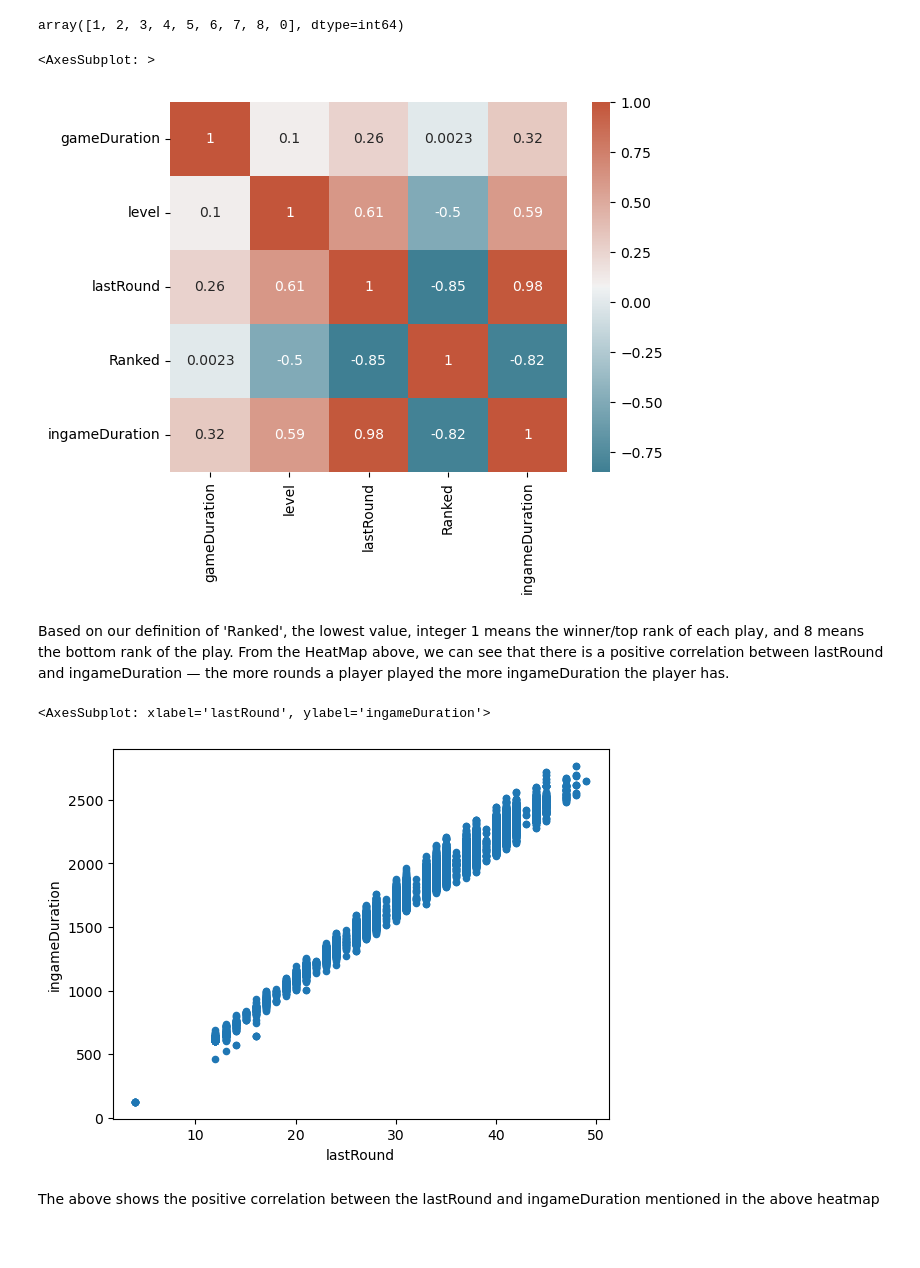
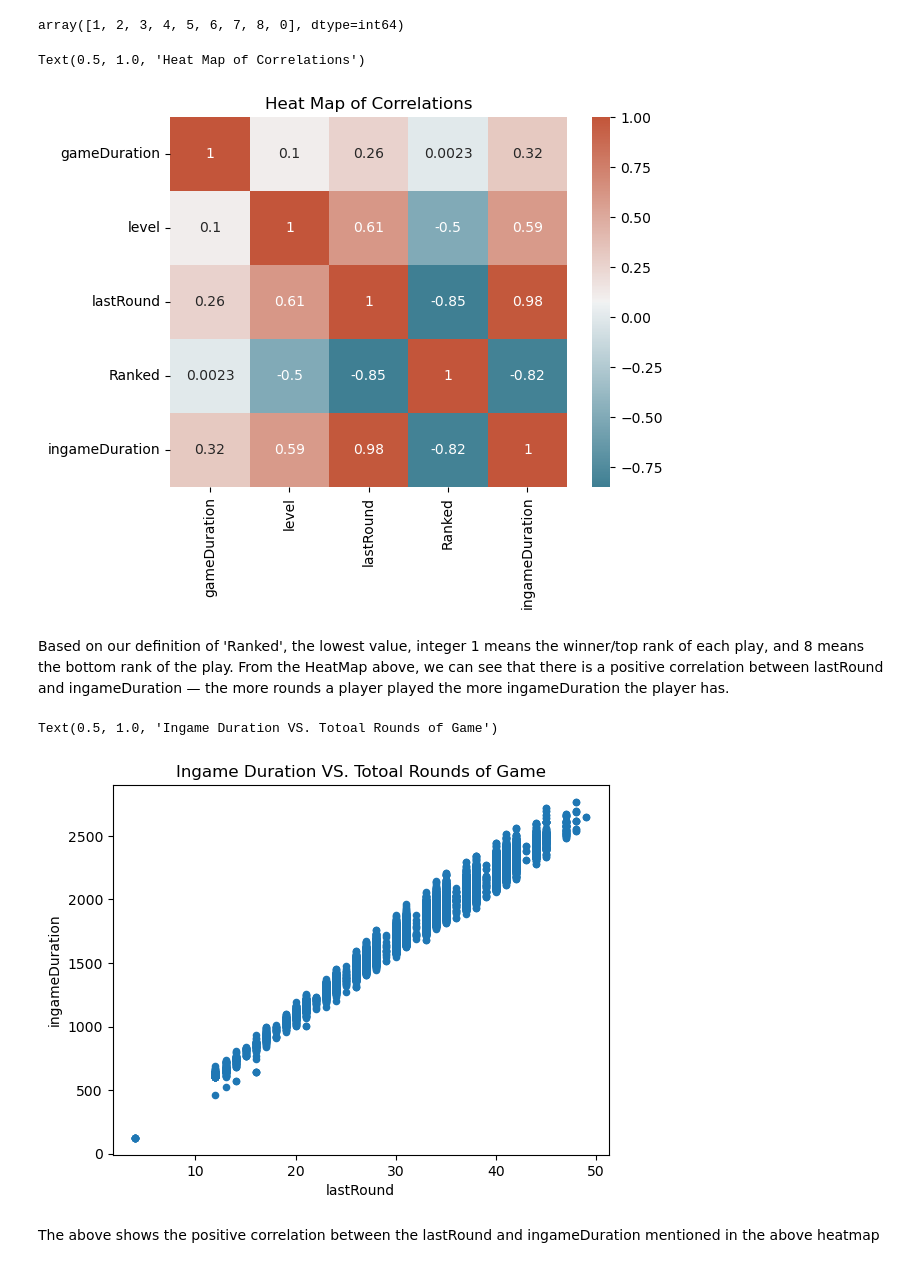
Before and after one commit to ubco-W2022T1-cosc301/project-group32, a Jupyter notebook: notebooks/analysis3.ipynb, the cells around one changed output. Drawn from its saved outputs; the diff is of its cells as text; code cells hidden in the pictures.

```diff
--- a/notebooks/analysis3.ipynb
+++ b/notebooks/analysis3.ipynb
@@ -102,0 +92,3 @@ array(["{'Malphite': {'items': [], 'star': 2}, 'Blitzcrank': {'items': [58], 'st
+# %%
+import ast
+myDatabase['champion_list']=myDatabase['champion'].apply(lambda x: ast.literal_eval(x))
@@ -108,16 +148,18 @@ array([1, 2, 3, 4, 5, 6, 7, 8, 0], dtype=int64)
 # calculate correlation matrix
 corr = myDatabase.corr()# plot the heatmap
 sns.heatmap(corr, xticklabels=corr.columns, yticklabels=corr.columns, annot=True, cmap=sns.diverging_palette(220, 20, as_cmap=True))
+plt.title('Heat Map of Correlations')
 # %% [output]
-<AxesSubplot: >
+Text(0.5, 1.0, 'Heat Map of Correlations')
-[figure, old version]
+[figure, new version]
 # %% [markdown]
 Based on our definition of 'Ranked', the lowest value, integer 1 means the winner/top rank of each play, and 8 means the bottom rank of the play. From the HeatMap above, we can see that there is a positive correlation between lastRound and ingameDuration — the more rounds a player played the more ingameDuration the player has.
 # %%
 myDatabase.plot(kind='scatter', x='lastRound', y='ingameDuration')
+plt.title('Ingame Duration VS. Totoal Rounds of Game')
 # %% [output]
-<AxesSubplot: xlabel='lastRound', ylabel='ingameDuration'>
+Text(0.5, 1.0, 'Ingame Duration VS. Totoal Rounds of Game')
-[figure, old version]
+[figure, new version]
 # %% [markdown]
 The above shows the positive correlation between the lastRound and ingameDuration mentioned in the above heatmap
 # %%
```
Also changed, not shown: parts of 17 cells of this notebook, 1 other file.
